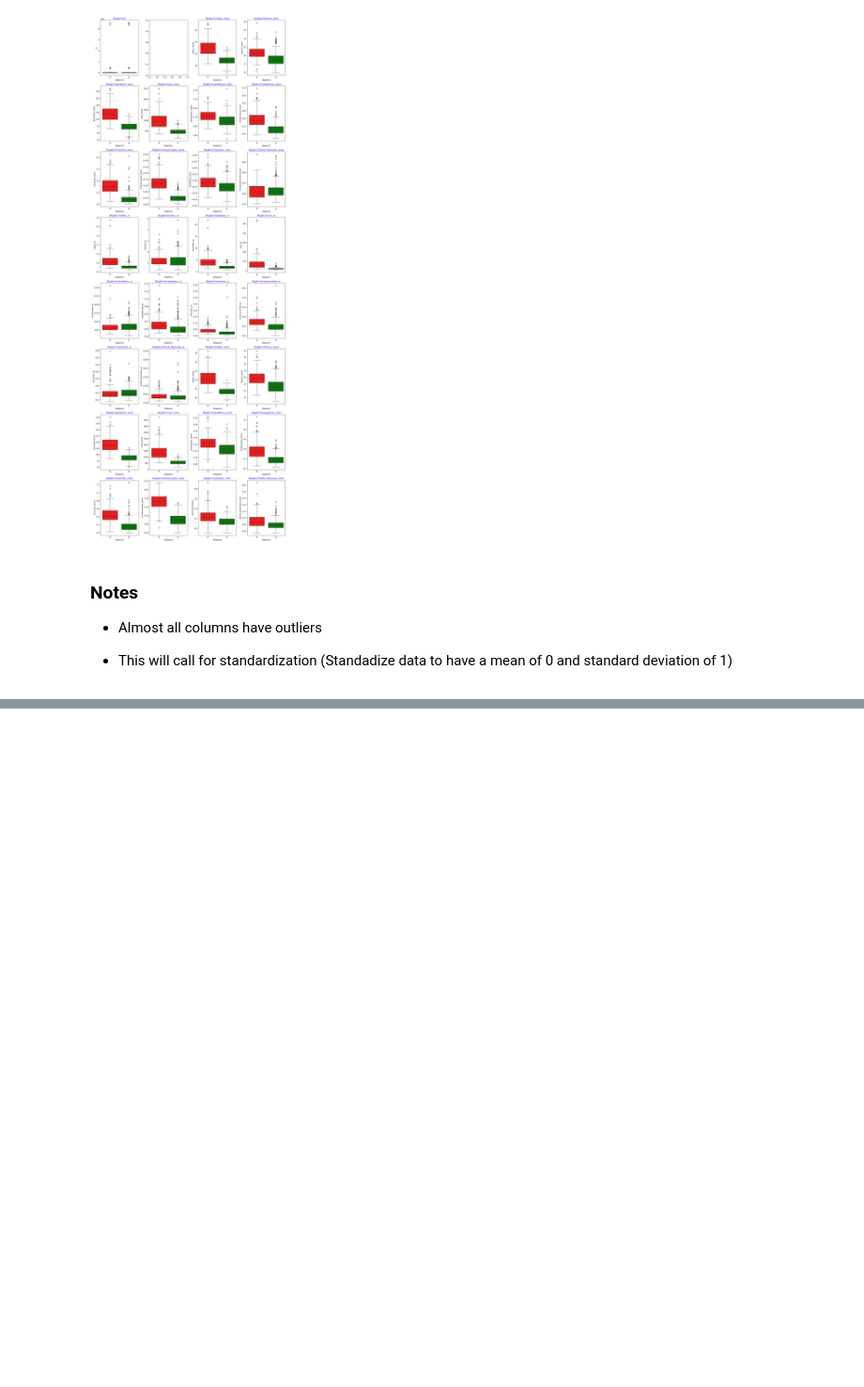
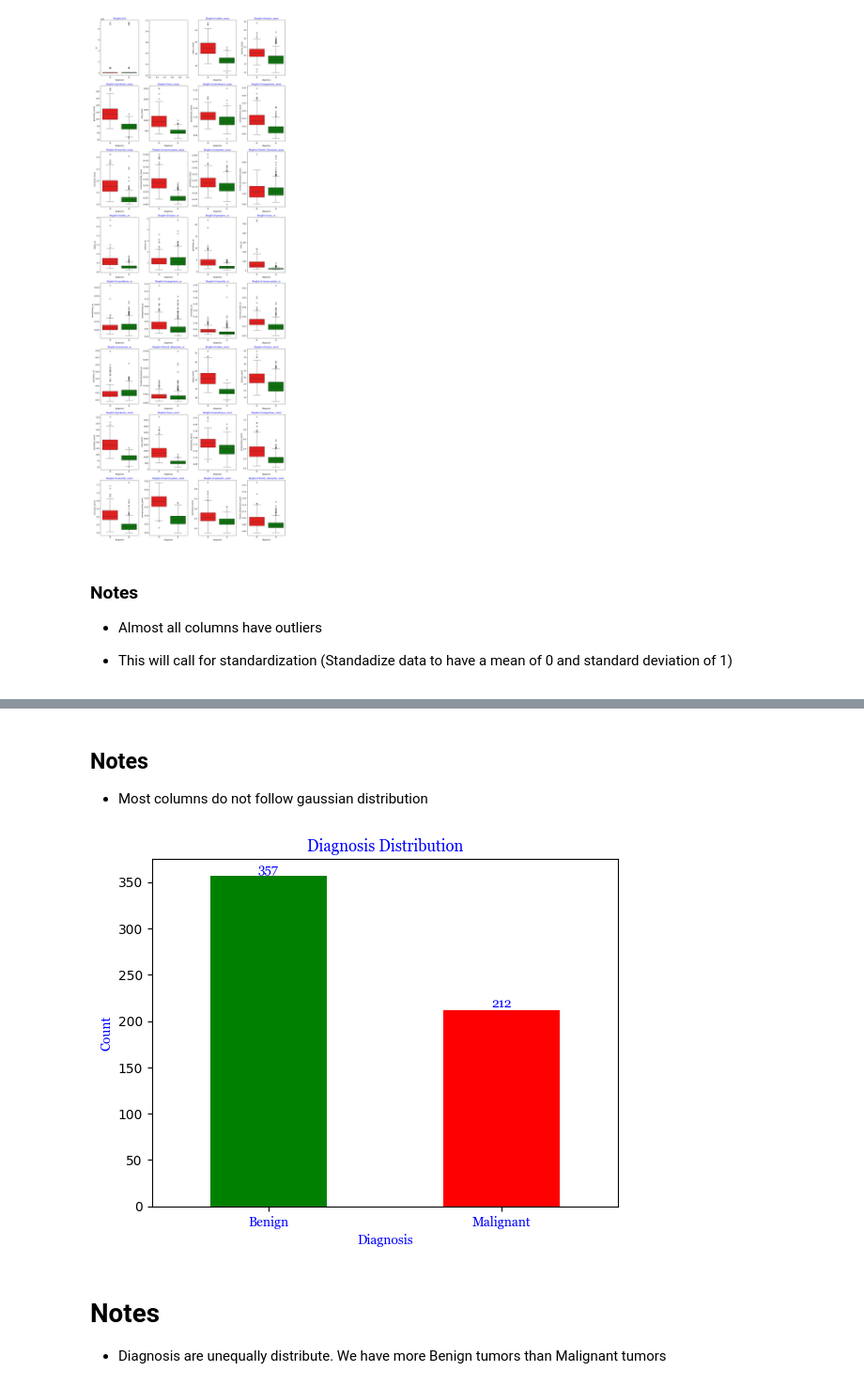
Before and after one commit to murithidenisgitobu/Breast-Cancer-Tumor-Classification-using-SVM, a Jupyter notebook: BREAST_CANCER.IPYNB, the cells around one changed output, grey strips where cells are left out. Shown at 94% size. Cells and saved outputs as stored; diff of their text form; code cells hidden in the pictures; blank space fills up the shorter version.

```diff
--- a/BREAST_CANCER.IPYNB
+++ b/BREAST_CANCER.IPYNB
@@ -156,0 +213,29 @@ plt.show()
+# %% [markdown]
+## Notes
+ - Most columns do not follow gaussian distribution
+# %%
+# Check Distribution of the Target variable
+# This will help us know how diagnosis column is distributed
+# Benign vs Malignant
+
+# Get value counts
+counts = df["diagnosis"].value_counts()
+
+# Map colors based on index values ("M" or "B")
+colors = ['red' if diagnosis == 'M' else 'green' for diagnosis in counts.index]
+
+# Plot the bar chart
+ax = counts.plot.bar(color=colors)
+ax.bar_label(ax.containers[0], fontname="georgia", color="blue")
+
+
+plt.xlabel("Diagnosis", fontname="georgia", color="blue")
+plt.ylabel("Count", fontname="georgia", color="blue")
+plt.title("Diagnosis Distribution", fontname="georgia", color="blue")
+plt.xticks(ticks=[0, 1], labels=["Benign", "Malignant"], rotation=0, color="blue", fontname="georgia")
+plt.show()
+# %% [output]
+[figure, added]
+# %% [markdown]
+# Notes
+- Diagnosis are unequally distribute. We have more Benign tumors than Malignant tumors
```
Also changed, not shown: parts of 2 cells of this notebook.
